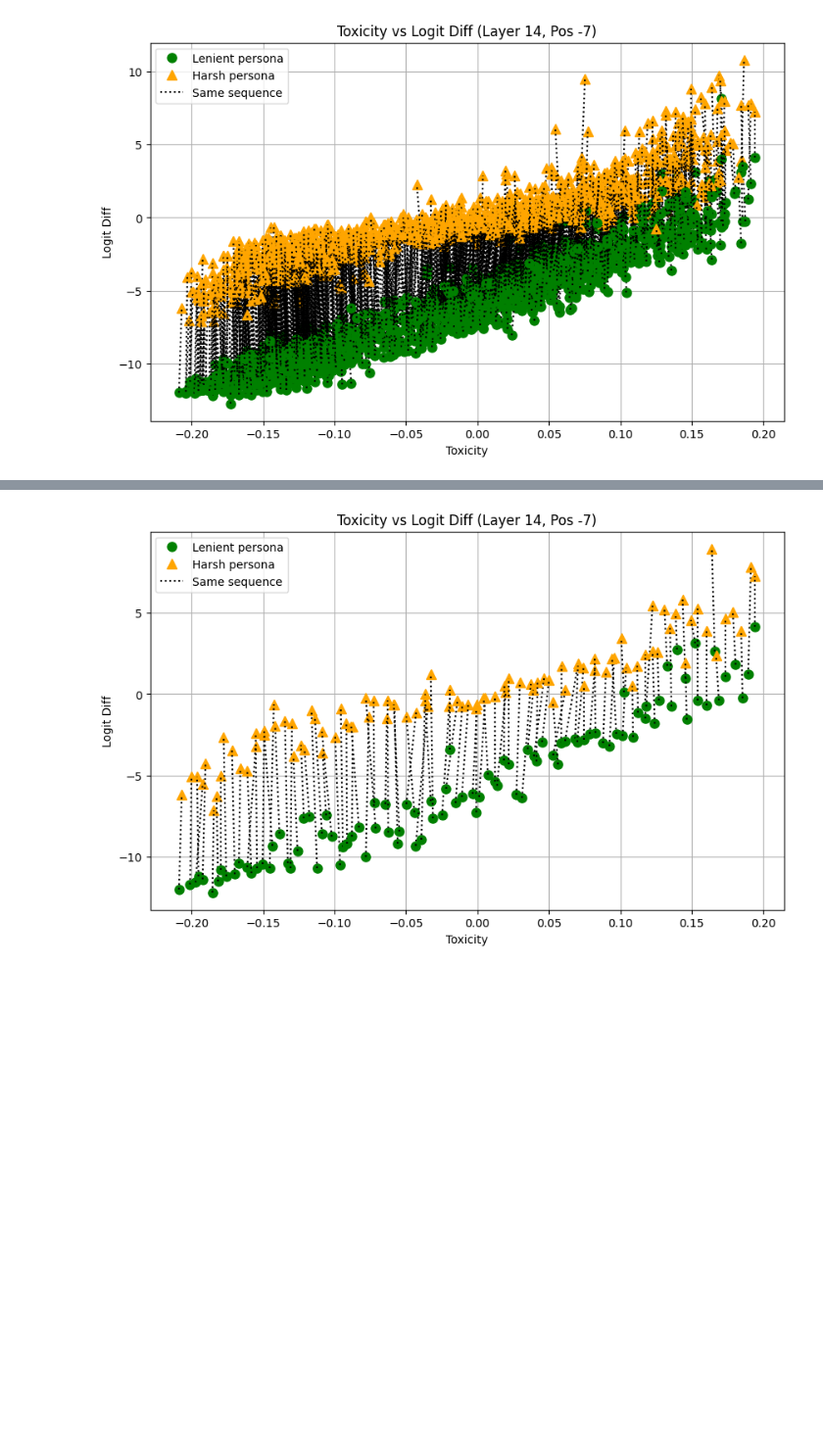
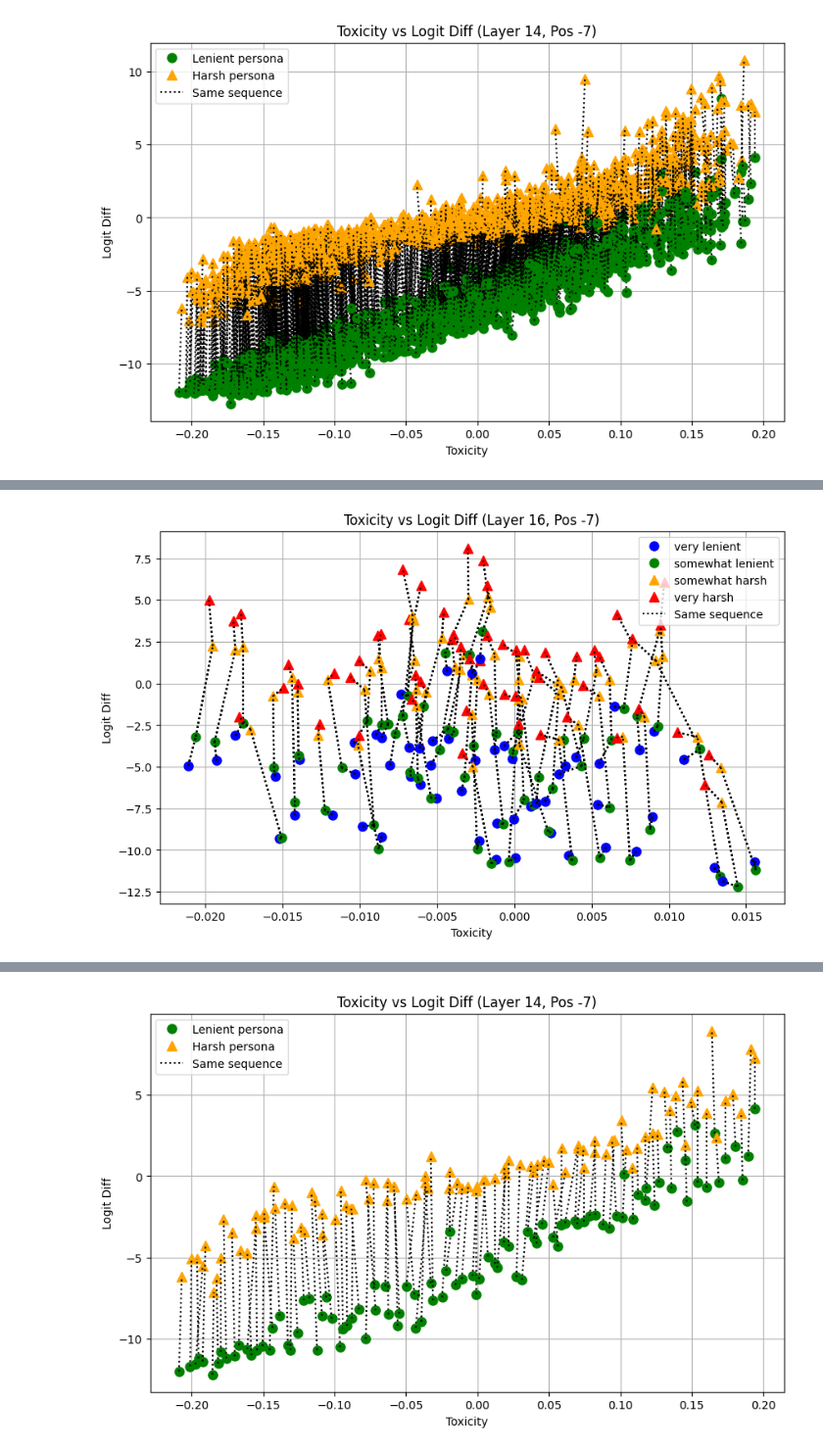
Before and after one commit to abhay-sheshadri/quirky_interp, a Jupyter notebook: evaluate_representation.ipynb, the cells around one changed output, grey strips where cells are left out. Shown at 98% size. Drawn from its saved outputs; the diff is of its cells as text; code cells hidden in the pictures; blank space fills up the shorter version.

```diff
--- a/evaluate_representation.ipynb
+++ b/evaluate_representation.ipynb
@@ -123,3 +213,42 @@ torch.Size([3]) tensor([2, 1, 3])
 torch.Size([3]) tensor([2, 1, 3])
 # %% [markdown]
 # Read Toxicity
+# %%
+def get_results(layers_to_consider, positions_to_consider, representations_with_directions, random_baseline=False):
+    results = {l: {p: [] for p in positions_to_consider} for l in layers_to_consider}
+
+    for sequence in tqdm(toxicity_data["prompt"][:100]):
+        sequence_results = {l: {p: {} for p in positions_to_consider} for l in layers_to_consider}
+        for persona in personas.keys():
+            full_prompt = personas[persona] + classifier_prompt.format(sequence=sequence)
+            full_prompt_tokens = model.to_tokens(full_prompt)
+            logits, cache = model.run_with_cache(full_prompt_tokens)
+            ld = (logits[0, -1, 4986] - logits[0, -1, 29907]).item()
+
+            probabilities = F.softmax(logits, dim=-1)
+            prob_diff = (probabilities[0, -1, 4986] - probabilities[0, -1, 29907]).item()
+
+            for layer in layers_to_consider:
+                for pos in positions_to_consider:
+                    rep, direction = representations_with_directions[layer][pos]
+                    rep = direction * rep
+                    if random_baseline:
+                        torch.manual_seed(13)
+                        rep = rep[torch.randperm(rep.shape[0])]
+
+                    # (batch, seq, hidden_dim)
+                    acts = cache[f"blocks.{layer}.hook_resid_mid"]
+                    toxic_score = (torch.nn.functional.normalize(acts[0, pos], dim=0) @ torch.nn.functional.normalize(rep, dim=0)).item()
+                    sequence_results[layer][pos][persona] = {"LD": ld, "toxic score": toxic_score, "prob diff": prob_diff}
+
+        for l in layers_to_consider:
+            for p in positions_to_consider:
+                results[l][p].append(
+                    {persona: sequence_results[l][p][persona] for persona in personas.keys()}
+                )
+
+    return results
+# %%
+layers_to_consider = list(range(10,21))
+positions_to_consider = list(range(-7, 0))
+random_baseline_results = get_results(layers_to_consider, positions_to_consider, toxicity_representations_with_directions, random_baseline=True)
@@ -226,0 +420,7 @@ create_toxicity_plot(results[-7], title="Toxicity vs Logit Diff (Layer 14, Pos -
+# %%
+bins_dict = bin_results(random_baseline_results[16][-7])
+binned_results = [bins_dict[i][0] for i in range(len(bins_dict)) if len(bins_dict[i]) > 0]
+
+create_toxicity_plot_multiple_personas(binned_results, title="Toxicity vs Logit Diff (Layer 16, Pos -7)", y_axis="LD", y_label="Logit Diff")
+# %% [output]
+[figure, added]
```
Also changed, not shown: parts of 26 cells of this notebook.
